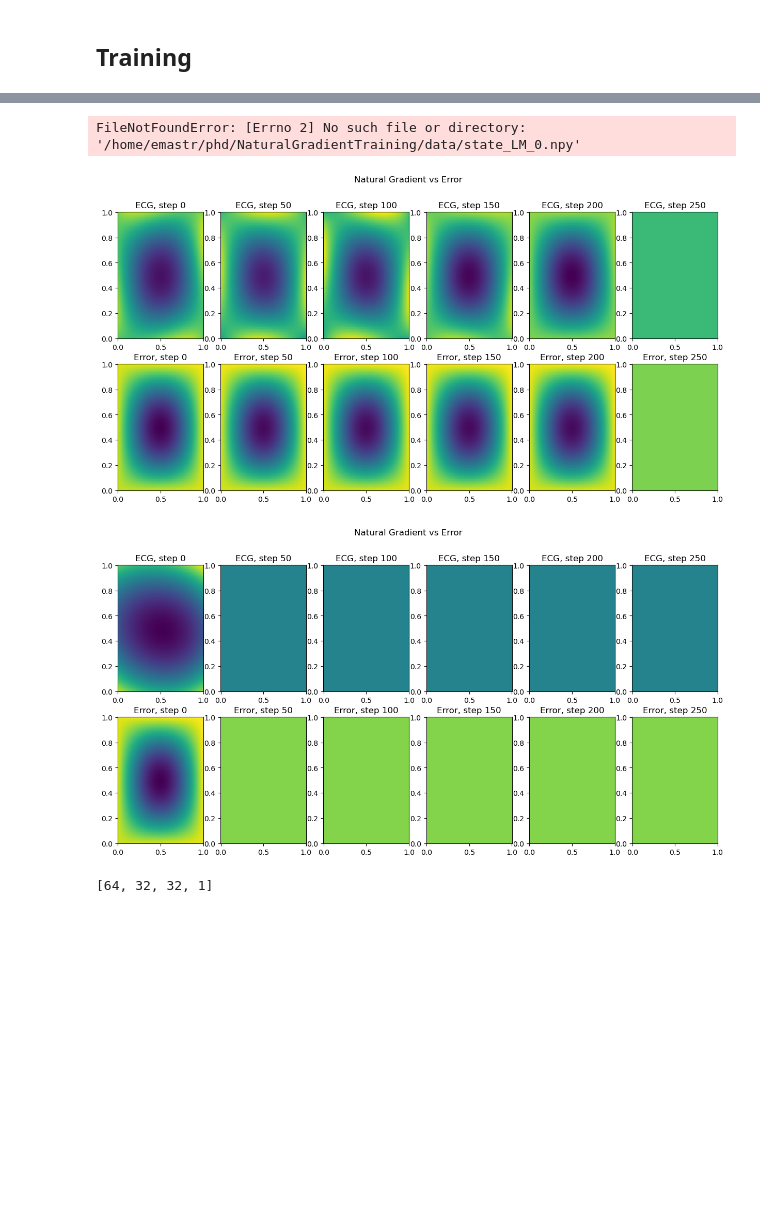
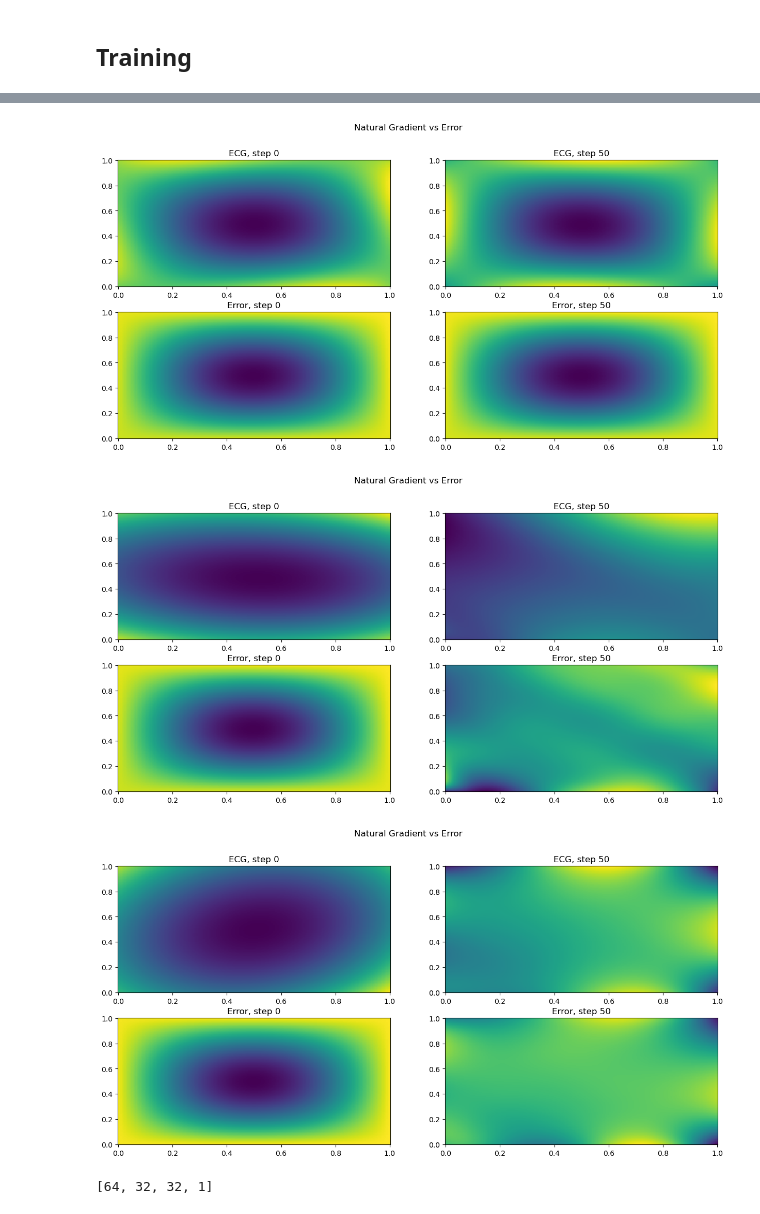
Before and after one commit to emastr/NaturalGradientTraining, a Jupyter notebook: examples/poisson_pinn_2d_cgd_matrixfree.ipynb, the cells around one changed output, grey strips where cells are left out. Cells and saved outputs as stored; diff of their text form; code cells hidden in the pictures; blank space fills up the shorter version.

```diff
--- a/examples/poisson_pinn_2d_cgd_matrixfree.ipynb
+++ b/examples/poisson_pinn_2d_cgd_matrixfree.ipynb
@@ -49,7 +51,7 @@ eval_integrator = RandomIntegrator(interior, key, 200)
 
 # model
 activation = lambda x : jnp.tanh(x)
-layer_sizes = [2, 32, 1]
+layer_sizes = [2, 32, 32, 32, 1]
 model = mlp.mlp(activation)
 v_model = vmap(model, (None, 0))
 
@@ -112,21 +114,22 @@ def residuals(params):
     return jnp.concatenate([boundary_res_pts, interior_res_pts])
 
 class Callback():
-    def __init__(self, name="save_LM", save_every_n=50, update_every_n=50, verbose=True):
+    def __init__(self, name="state_LM", save_every_n=50, update_every_n=50, verbose=True):
         self.iter = 0
         self.name = name
         self.update_every_n = update_every_n
         self.save_every_n = save_every_n
+        self.loss = []
 
-    def __call__(self, params, delta_params, state):
-        print("Hello")
+    def __call__(self, params, delta, loss, natgrad=None):
+        self.loss.append(loss)
         if self.iter % self.save_every_n == 0:
             data = {"gram": None,
                     "params": params,
-                    "update": delta_params,
+                    "update": delta,
                     "param_new": params,
-                    "loss": state.loss,
-                    "natgrad": delta_params,
+                    "loss": self.loss,
+                    "natgrad": natgrad,
                     "error": None}#l2_norm(vmap(lambda x: model(params, x) - u_star(x)), (0))}
 
             jnp.save(f"/home/emastr/phd/NaturalGradientTraining/data/{self.name}_{self.iter}", data)
@@ -135,11 +138,19 @@ class Callback():
             interior_integrator.update()
             boundary_integrator.update()
 
+        print(f"step: {self.iter}, loss: {self.loss[-1]:.2e}", end="\r")
         self.iter += 1
         return None
 
+callback = Callback()
 
-optim = LevenbergMarquardt(residuals, maxiter=300, tol=1e-10, callback=Callback())
-params = unflatten(optim.run(params).params)
+optim = LevenbergMarquardt(residuals, maxiter=1, tol=1e-10, materialize_jac=2)#,
+                           #solver=lambda A, b, x0: solve_cg(A, b, x0, tol=1e-10, maxiter=10))
+out = optim.run(params)
+for i in range(101):
+    out = optim.update(out.params, out.state)
+    callback(unflatten(out.params), out.state.delta, out.state.loss, out.state.delta)
+
+params = unflatten(out.params)
 # %% [output]
 Switching to ENG
@@ -176,39 +185,40 @@ plt.axis('equal')
 # %%
 ids = list(range(0, 400, 50))
-n = 6#int(jnp.ceil(float(len(ids)) ** 0.5))
+n = 2#int(jnp.ceil(float(len(ids)) ** 0.5))
 
 def update_step(x, param, natgrad_flat):
     grad_ = jax.flatten_util.ravel_pytree(grad(model, (0))(param, x))[0]
     return jnp.dot(grad_, natgrad_flat)
 
 def wrap(func, *args):
     return jit(vmap(lambda x: func(x, *args), (0)))
 
 for name in ["state_ENG", "state_CG", "state_LM"]:
     step_funcs = []
     error_funcs = []
     for i in range(n):
         data = jnp.load(f"/home/emastr/phd/NaturalGradientTraining/data/{name}_{ids[i]}.npy", allow_pickle=True).item()
         param = data["params"]
         natgrad = jax.flatten_util.ravel_pytree(data["natgrad"])[0]
+        natgrad = natgrad if (name != "state_LM") else -natgrad
         error_funcs.append(wrap(lambda x, par: (model(par, x) - u_star(x)), param))
         step_funcs.append(wrap(update_step, param, natgrad))
 
 
     plt.figure(figsize=(15, 7))
     plt.suptitle("Natural Gradient vs Error")
     step_axes = [plt.subplot(2, n, i + 1) for i in range(n)]
     error_axes = [plt.subplot(2, n, n + i + 1) for i in range(n)]
     for i, (sax, eax) in enumerate(zip(step_axes, error_axes)):
         sax.set_title(f"ECG, step {ids[i]}")
         eax.set_title(f"Error, step {ids[i]}")
-    plot_2d_funcs(funcs=step_funcs, domain=interior, axList=step_axes, same_vlim=True)
-    plot_2d_funcs(funcs=error_funcs, domain=interior, axList=error_axes, same_vlim=True)
+    plot_2d_funcs(funcs=step_funcs, domain=interior, axList=step_axes, same_vlim=False)
+    plot_2d_funcs(funcs=error_funcs, domain=interior, axList=error_axes, same_vlim=False)
     None
 # %% [output]
-FileNotFoundError: [Errno 2] No such file or directory: '/home/emastr/phd/NaturalGradientTraining/data/state_LM_0.npy'
-[figure, old version]
+[figure, new version]
-[figure, old version]
+[figure, new version]
+[figure, added]
 # %%
 ids = list(range(0, 400, 50))
 n = 2#int(jnp.ceil(float(len(ids)) ** 0.5))
```
Also changed, not shown: parts of 6 cells of this notebook, 2 other files.
